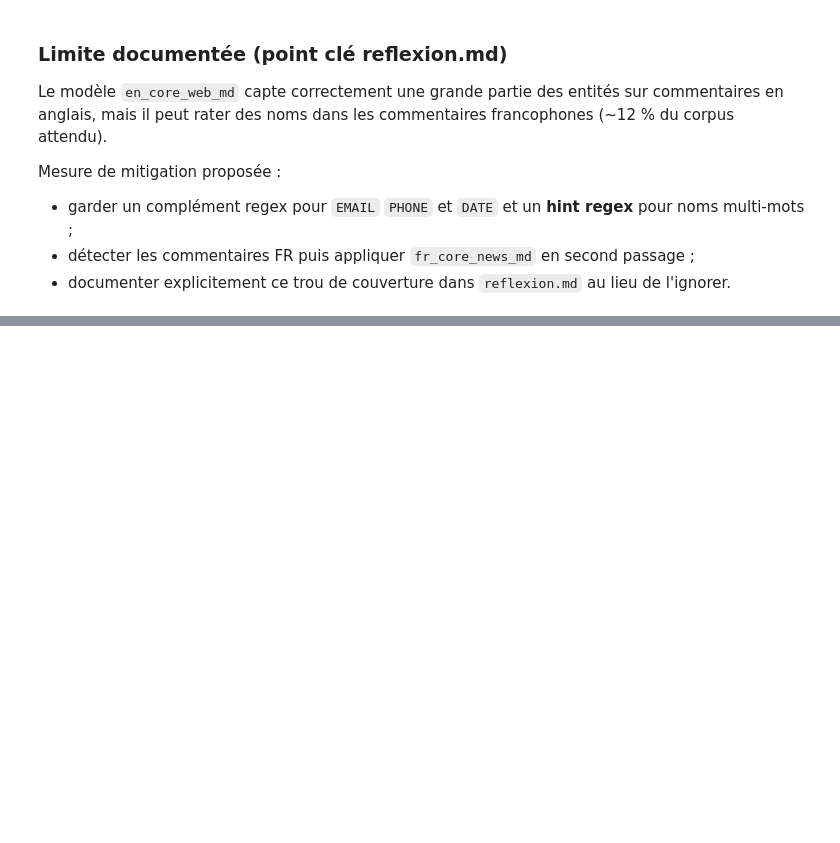
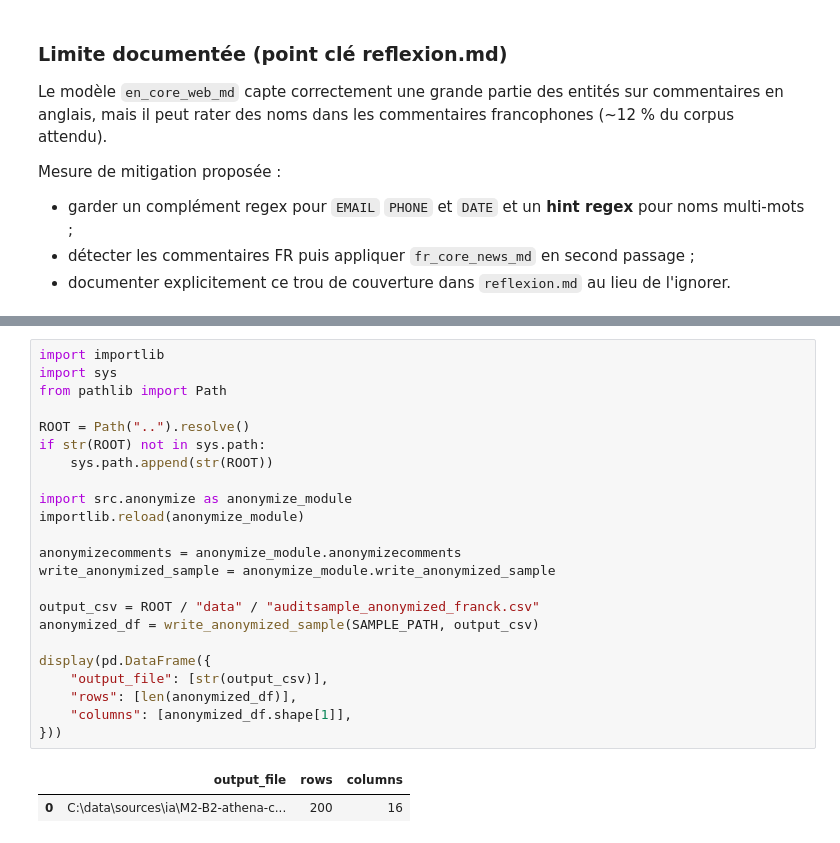
Before and after one commit to Franck-Beugnet/M2-B2-athena-celia-franck, a Jupyter notebook: notebooks/M2-B2_anonymisation_franck.ipynb, the cells around one changed output, grey strips where cells are left out. Saved outputs shown, nothing was run; the diff lists cells and outputs as text; blank space fills up the shorter version.

```diff
--- a/notebooks/M2-B2_anonymisation_franck.ipynb
+++ b/notebooks/M2-B2_anonymisation_franck.ipynb
@@ -315,0 +323,26 @@ Mesure de mitigation proposée :
+# %%
+import importlib
+import sys
+from pathlib import Path
+
+ROOT = Path("..").resolve()
+if str(ROOT) not in sys.path:
+    sys.path.append(str(ROOT))
+
+import src.anonymize as anonymize_module
+importlib.reload(anonymize_module)
+
+anonymizecomments = anonymize_module.anonymizecomments
+write_anonymized_sample = anonymize_module.write_anonymized_sample
+
+output_csv = ROOT / "data" / "auditsample_anonymized_franck.csv"
+anonymized_df = write_anonymized_sample(SAMPLE_PATH, output_csv)
+
+display(pd.DataFrame({
+    "output_file": [str(output_csv)],
+    "rows": [len(anonymized_df)],
+    "columns": [anonymized_df.shape[1]],
+}))
+# %% [output]
+|  | output_file | rows | columns |
+| 0 | C:\data\sources\ia\M2-B2-athena-c... | 200 | 16 |
```
Also changed, not shown: parts of 3 cells of this notebook, 3 other files.
